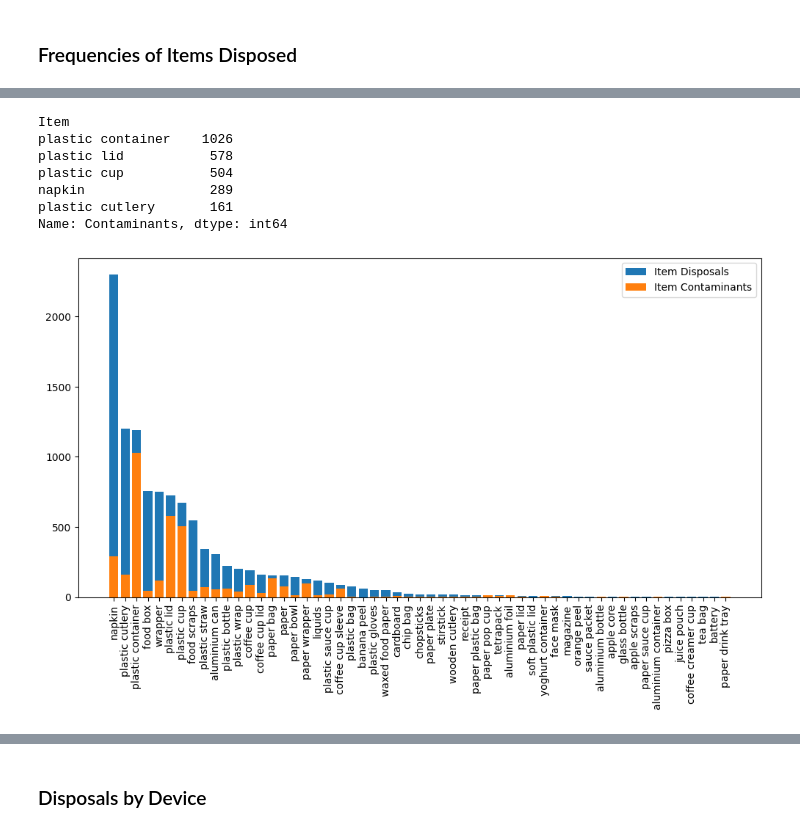
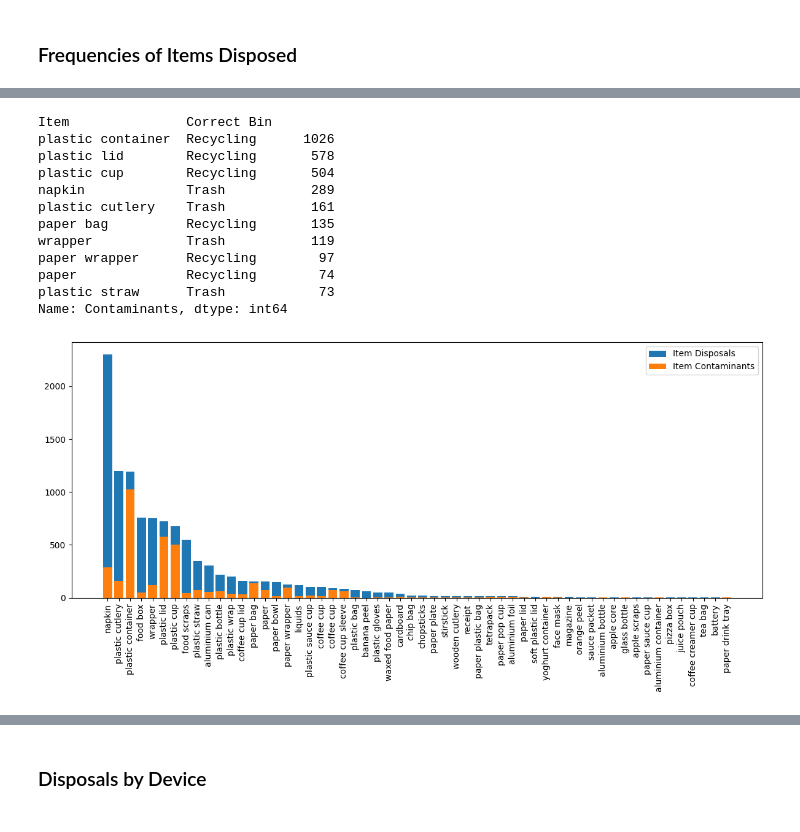
Before and after one commit to bps78/Oscar-Research-Project, a Jupyter notebook: oscar_project.ipynb, the cells around one changed output, grey strips where cells are left out. Saved outputs shown, nothing was run; the diff lists cells and outputs as text; code cells hidden in the pictures.

Commit message:
Created additional overall contamination plots

```diff
--- a/oscar_project.ipynb
+++ b/oscar_project.ipynb
@@ -134,7 +134,6 @@ plt.show()
 # %% [markdown]
 ### Frequencies of Items Disposed
 # %%
-item_freqs = disposals.groupby('Item')['Disposals'].sum().sort_values(ascending=False)
-item_freqs.plot(kind='bar', figsize=(12, 6), title='Total Disposals By Item')
+item_freqs = disposals.groupby(['Item', 'Correct Bin'])['Disposals'].sum().sort_values(ascending=False)
 print(item_freqs.head(5))
 # %% [output]
@@ -149,22 +163,28 @@ Name: Disposals, dtype: int64
 # %%
-item_contaminant_freqs = disposals.groupby('Item')['Contaminants'].sum().sort_values(ascending=False)
-print(item_contaminant_freqs.head(5))
+item_contaminant_freqs = disposals.groupby(['Item', 'Correct Bin'])['Contaminants'].sum().sort_values(ascending=False)
+print(item_contaminant_freqs.head(10))
 
 plt.figure(figsize=(12, 6))
-plt.bar(item_freqs.index, item_freqs.values, label='Item Disposals')
-plt.bar(item_contaminant_freqs.index, item_contaminant_freqs.values, label='Item Contaminants')
+x = np.arange(len(item_freqs.index))
 
-x = np.arange(len(item_freqs.index))
-plt.xticks(x, item_freqs.index, rotation=90)
+plt.bar(x, item_freqs.values, label='Item Disposals')
+plt.bar(x, item_contaminant_freqs.reindex(item_freqs.index, fill_value=0).values, label='Item Contaminants')
 
+plt.xticks(x, item_freqs.index.get_level_values('Item'), rotation=90)
 plt.legend()
+plt.tight_layout()
 plt.show()
 # %% [output]
-Item
-plastic container    1026
-plastic lid           578
-plastic cup           504
-napkin                289
-plastic cutlery       161
+Item               Correct Bin
+plastic container  Recycling      1026
+plastic lid        Recycling       578
+plastic cup        Recycling       504
+napkin             Trash           289
+plastic cutlery    Trash           161
+paper bag          Recycling       135
+wrapper            Trash           119
+paper wrapper      Recycling        97
+paper              Recycling        74
+plastic straw      Trash            73
 Name: Contaminants, dtype: int64
-[figure, old version]
+[figure, new version]
```
Also changed, not shown: parts of 6 cells of this notebook.
